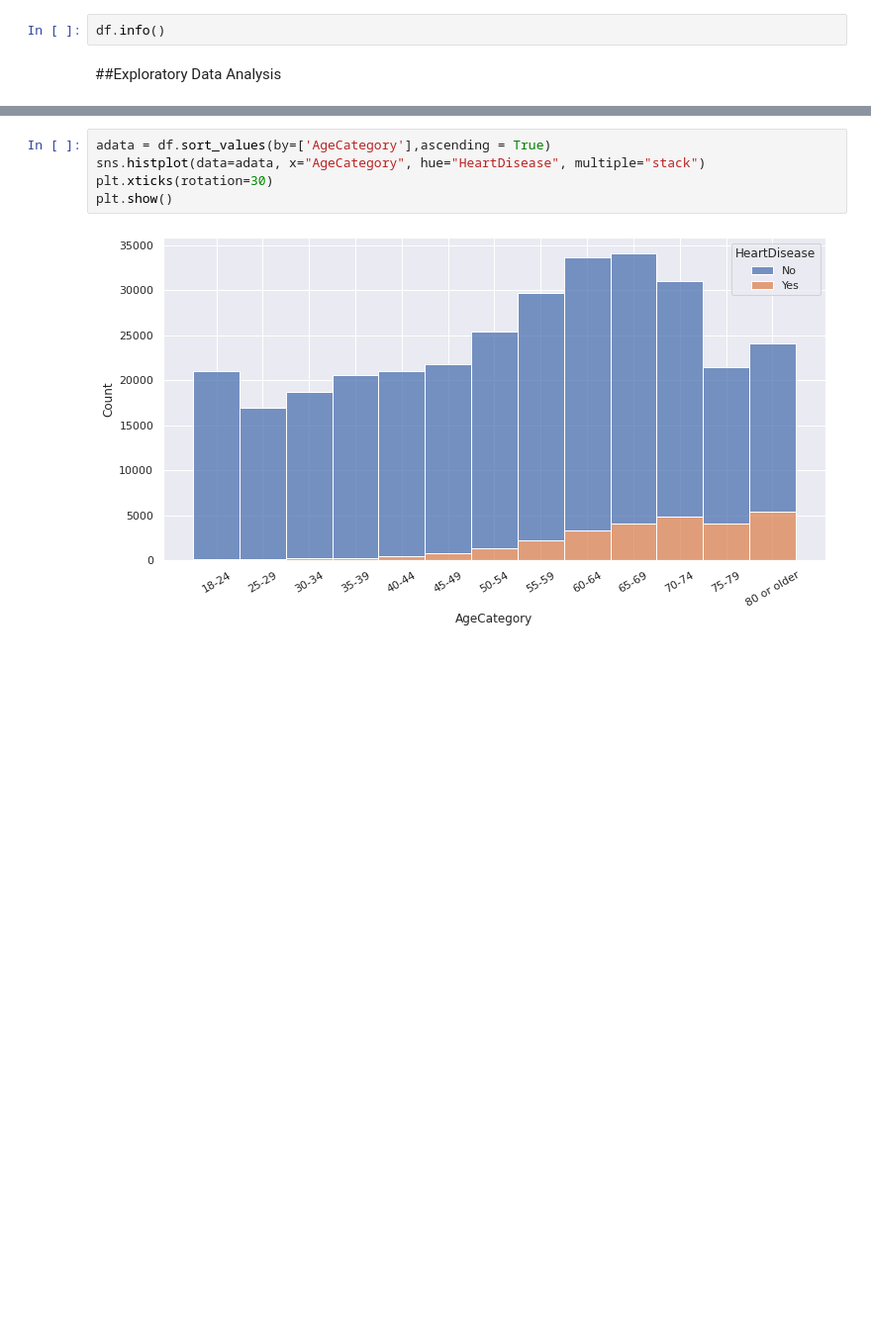
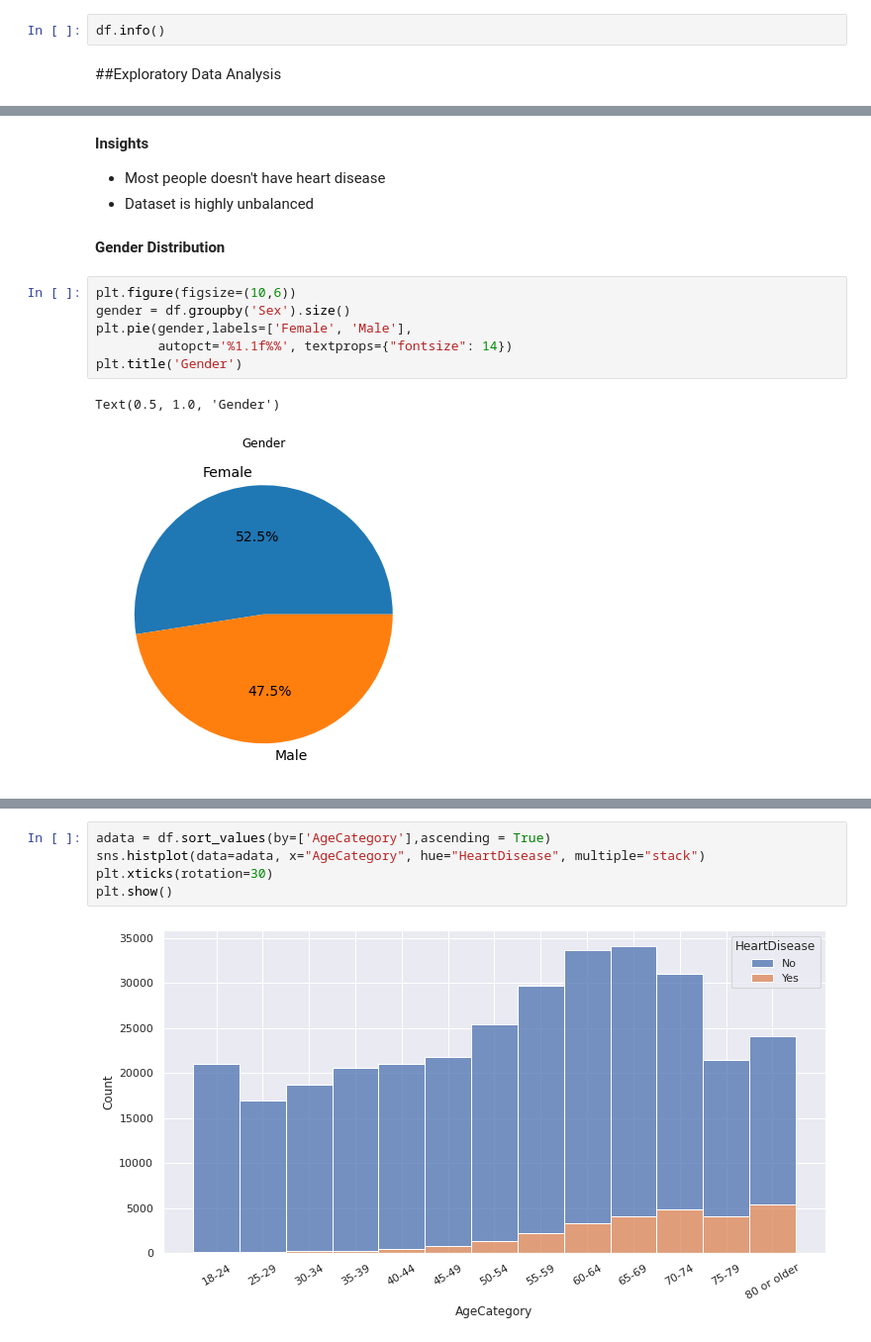
Before and after one commit to absiddik7/Heart_Disease_Prediction, a Jupyter notebook: Heart_Disease_Prediction.ipynb, the cells around one changed output, grey strips where cells are left out. Shown at 99% size. Saved outputs shown, nothing was run; the diff lists cells and outputs as text; blank space fills up the shorter version.

```diff
--- a/Heart_Disease_Prediction.ipynb
+++ b/Heart_Disease_Prediction.ipynb
@@ -27,0 +46,17 @@ df.info()
+# %% [markdown]
+**Insights**
+
+
+*   Most people doesn't have heart disease
+*   Dataset is highly unbalanced
+# %% [markdown]
+**Gender Distribution**
+# %%
+plt.figure(figsize=(10,6))
+gender = df.groupby('Sex').size()
+plt.pie(gender,labels=['Female', 'Male'],
+        autopct='%1.1f%%', textprops={"fontsize": 14})
+plt.title('Gender')
+# %% [output]
+Text(0.5, 1.0, 'Gender')
+[figure, added]
```
Also changed, not shown: parts of 36 cells of this notebook.
